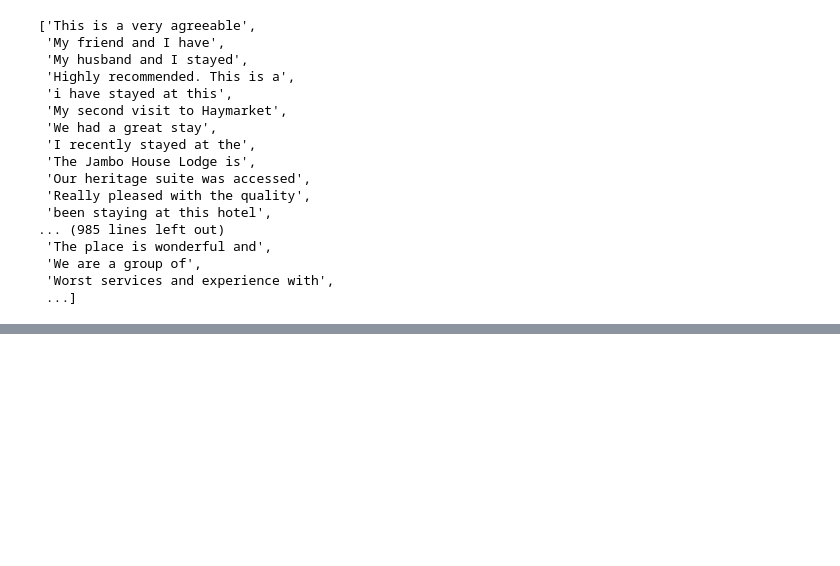
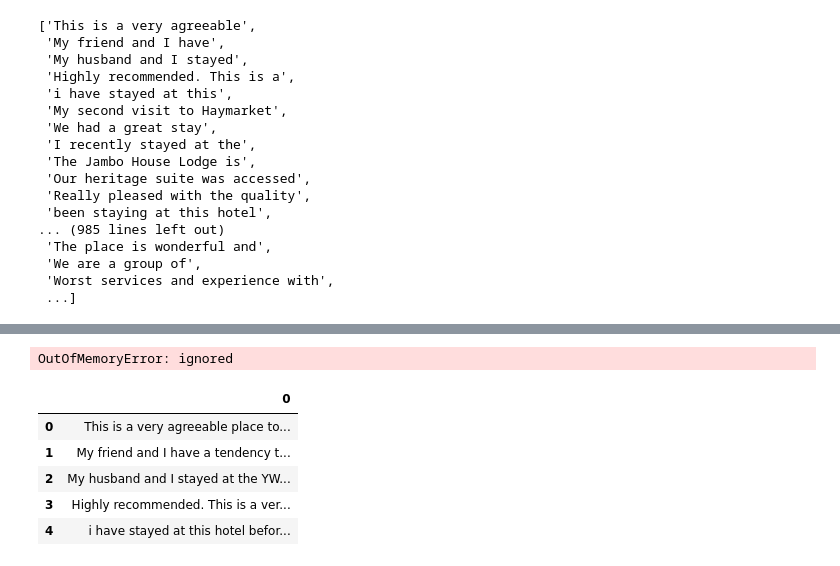
Before and after one commit to danielbauer1860/reviewadvisor, a Jupyter notebook: generation/generating_fake_dataset.ipynb, the cells around one changed output, grey strips where cells are left out. Cells and saved outputs as stored; diff of their text form; code cells hidden in the pictures; blank space fills up the shorter version.

```diff
--- a/generation/generating_fake_dataset.ipynb
+++ b/generation/generating_fake_dataset.ipynb
@@ -93,0 +169,25 @@ prompts
+# %%
+outputs = []
+# %%
+prompts_continued = prompts[4889:]
+dist_list_continued = dist_list[4889:]
+# %%
+for prompt, length in zip(prompts_continued, dist_list_continued):
+  inputs = tokenizer(prompt, return_tensors="pt").to(device)
+  random_seed(seed_value=1860, use_cuda=True)
+  o = model.generate(**inputs, min_length=length - deviation, max_length=length + deviation, do_sample=do_sample, top_k=top_k, top_p=top_p, temperature=temperature, eos_token_id=eos_token)
+  outputs.append(tokenizer.decode(o[0], skip_special_tokens=True))
+# %% [output]
+OutOfMemoryError: ignored
+# %%
+df = pd.DataFrame(outputs)
+df.to_csv('/content/drive/MyDrive/data/fake_reviews_continued.csv', index=False)
+# %%
+df.head()
+# %% [output]
+|  | 0 |
+| 0 | This is a very agreeable place to... |
+| 1 | My friend and I have a tendency t... |
+| 2 | My husband and I stayed at the YW... |
+| 3 | Highly recommended. This is a ver... |
+| 4 | i have stayed at this hotel befor... |
```
Also changed, not shown: parts of 23 cells of this notebook.
